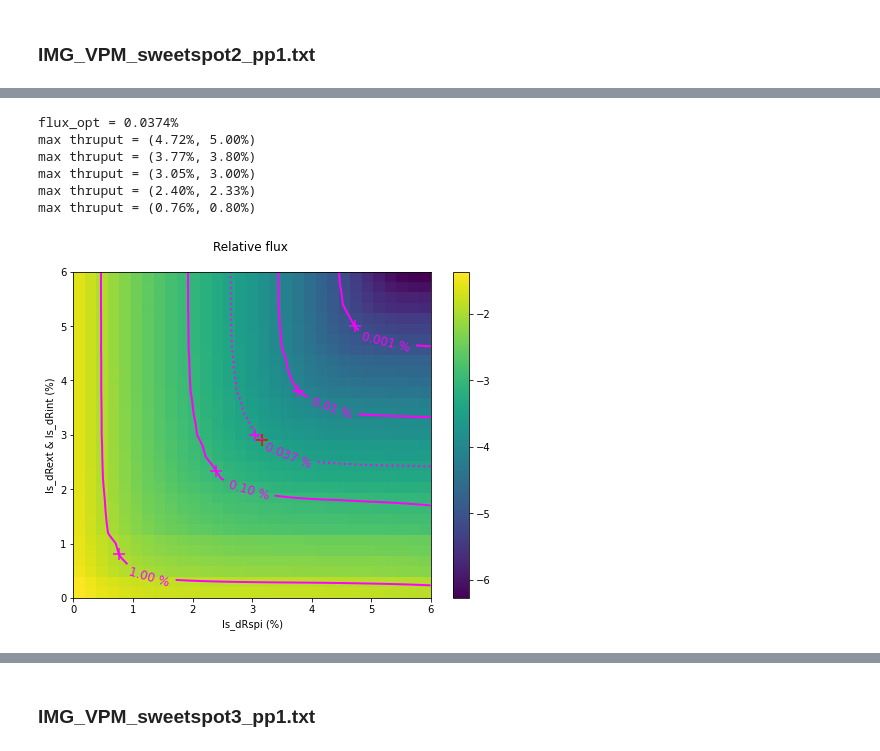
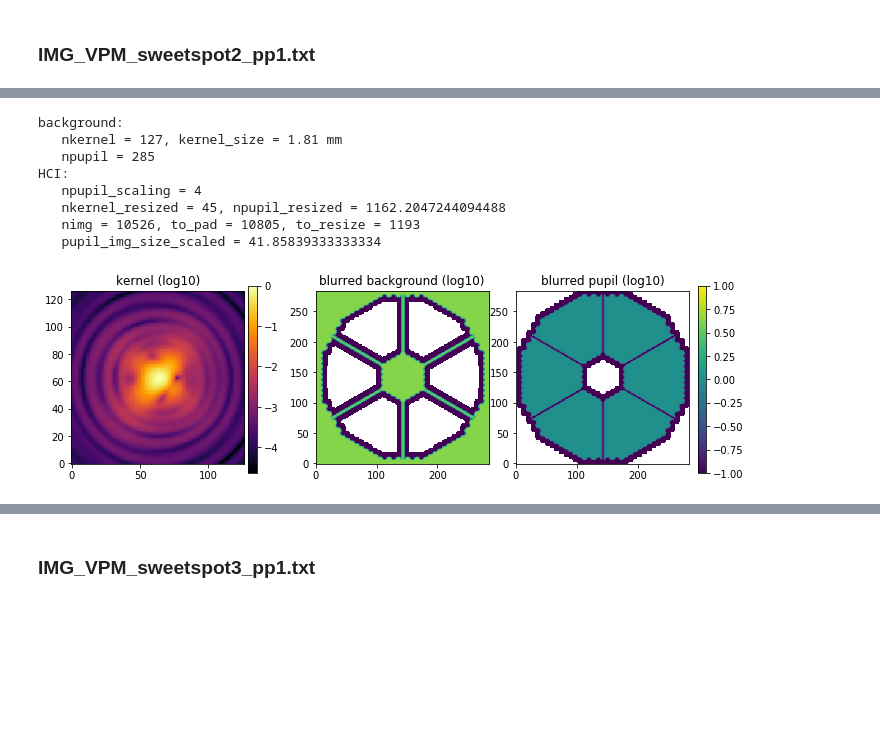
Before and after one commit to vortex-exoplanet/HEEPS, a Jupyter notebook: tools/pupil/pupil_blurring_IMG.ipynb, the cells around one changed output, grey strips where cells are left out. Drawn from its saved outputs; the diff is of its cells as text; code cells hidden in the pictures; blank space fills up the shorter version.

```diff
--- a/tools/pupil/pupil_blurring_IMG.ipynb
+++ b/tools/pupil/pupil_blurring_IMG.ipynb
@@ -228,10 +368,14 @@ flux, thruput = multi_flux_thruput(pup_conv, 2)
-# %%
-plot_rel_flux(flux, thruput, 2)
-# %% [output]
-flux_opt = 0.0374%
-max thruput = (4.72%, 5.00%)
-max thruput = (3.77%, 3.80%)
-max thruput = (3.05%, 3.00%)
-max thruput = (2.40%, 2.33%)
-max thruput = (0.76%, 0.80%)
-[figure, removed]
+# %%
+data_i = 2
+pup_bkg_conv, pup_conv, pup_hci, kernel_hci, pupil_img_size_scaled \
+    = conv_pupil(conf, 'IMG', data, data_i)
+# %% [output]
+background:
+   nkernel = 127, kernel_size = 1.81 mm
+   npupil = 285
+HCI:
+   npupil_scaling = 4
+   nkernel_resized = 45, npupil_resized = 1162.2047244094488
+   nimg = 10526, to_pad = 10805, to_resize = 1193
+   pupil_img_size_scaled = 41.85839333333334
+[figure, added]
```
Also changed, not shown: parts of 57 cells of this notebook.
